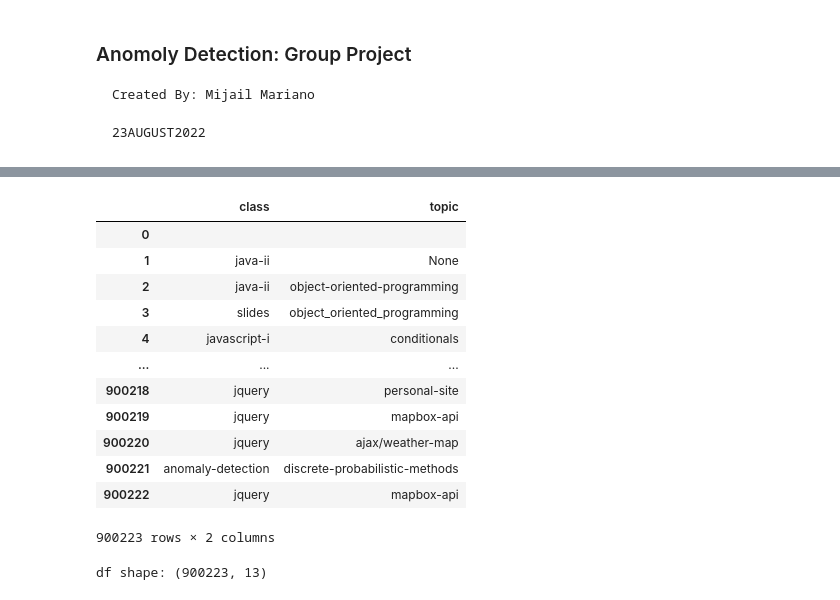
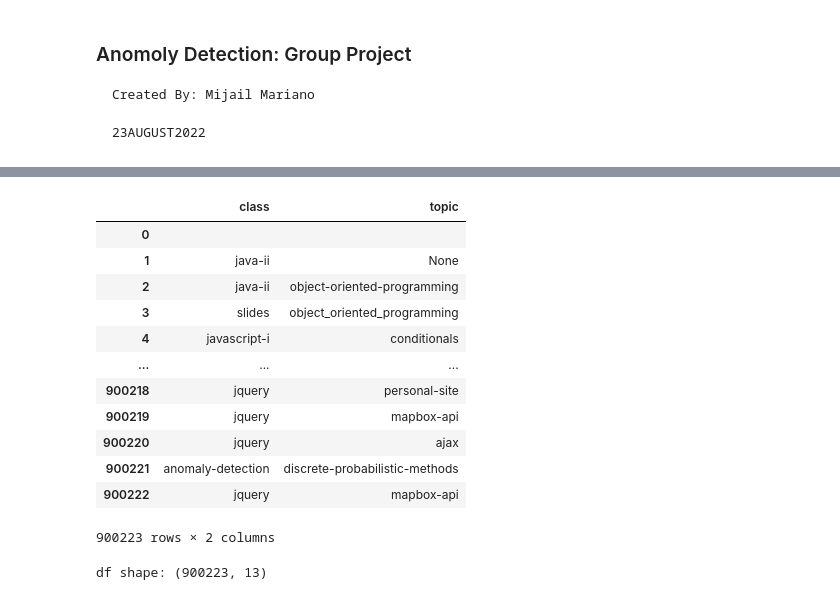
Before and after one commit to Kalpana-duo/project_anomaly, a Jupyter notebook: mm_notebook.ipynb, the cells around one changed output, grey strips where cells are left out. Saved outputs shown, nothing was run; the diff lists cells and outputs as text; code cells hidden in the pictures.

```diff
--- a/mm_notebook.ipynb
+++ b/mm_notebook.ipynb
@@ -88,18 +89,18 @@ def get_endpoint_targets(df):
 # %%
 # testing out the function/syntax
 
-df["endpoint"].str.split("/", n = 1, expand = True).rename(columns = {0: "class", 1: "topic"})
+df["endpoint"].str.split("/", n = 2, expand = True).rename(columns = {0: "class", 1: "topic"}).drop(columns = 2)
 # %% [output]
 |  | class | topic |
 | 0 |  |  |
 | 1 | java-ii | None |
 | 2 | java-ii | object-oriented-programming |
 | 3 | slides | object_oriented_programming |
 | 4 | javascript-i | conditionals |
 | ... | ... | ... |
 | 900218 | jquery | personal-site |
 | 900219 | jquery | mapbox-api |
-| 900220 | jquery | ajax/weather-map |
+| 900220 | jquery | ajax |
 | 900221 | anomaly-detection | discrete-probabilistic-methods |
 | 900222 | jquery | mapbox-api |
 900223 rows × 2 columns
```
Also changed, not shown: parts of 35 cells of this notebook, 2 other files.
